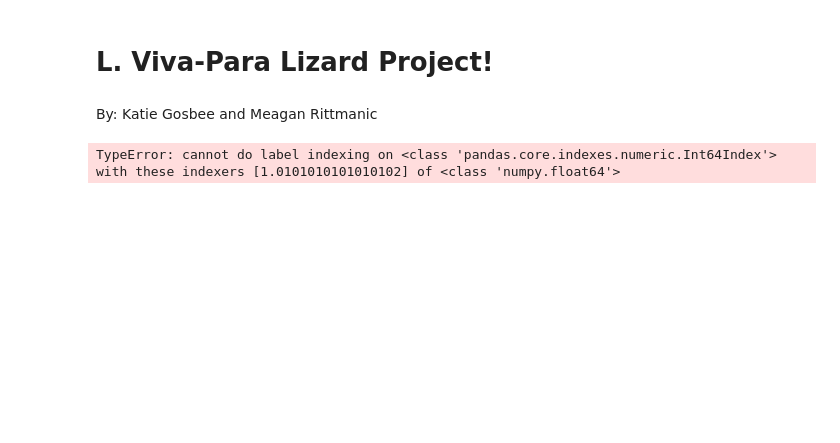
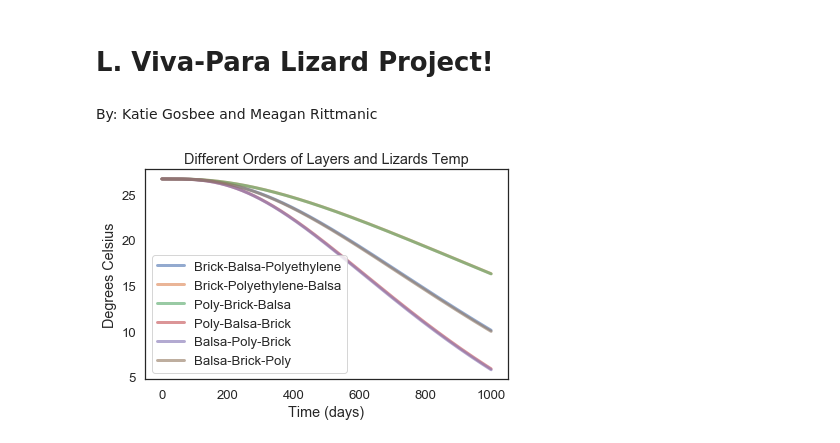
Before and after one commit to kgosbee/ModSimPy, a Jupyter notebook: code/Lizards Staying Warm A Little Not Better But Units Make Sense-Copy1.ipynb, the cells around one changed output. Cells and saved outputs as stored; diff of their text form; code cells hidden in the pictures; blank space fills up the shorter version.

```diff
--- a/code/Lizards Staying Warm A Little Not Better But Units Make Sense-Copy1.ipynb
+++ b/code/Lizards Staying Warm A Little Not Better But Units Make Sense-Copy1.ipynb
@@ -21,7 +21,7 @@ def make_system(Tenv, K1, C1, D1, K2, C2, D2, K3, C3, D3, depth, delta, dt, side
     init = State(Lay1=26.7, Lay2=26.7, Lay3=26.7, L= 26.7)
 
     t0 = 0
-    t_end = 1000*(1/dt) #in seconds
+    t_end = 100000*(1/dt) #in seconds
     dt = dt
 
     return System(init=init, t0=t0, t_end=t_end,
@@ -70,34 +70,34 @@ def run_simulation(system, update_func):
 # %%
 """Each pair of three lines creates the function, runs the simulation with that particular function, and then plots the results
    Each function has a permutation of the three layers"""
 
 
-system = make_system(-10, 0.2, 2160, 529, .048, 1500, 160, 0.33, 1250, 561, .0127, .0762, 30, .2032, 0.899, 3762)
+system = make_system(-10, 1.31, 840, 1900, .048, 1500, 160, 0.33, 1250, 561, .0127, .0762, 100, .2032, 0.899, 3762)
 results = run_simulation(system, update_func)
-plot(results, label = 'Acrylic-Balsa-Polyethylene')
+plot(results, label = 'Brick-Balsa-Polyethylene')
 
-system = make_system(-10, 0.2, 2160, 529, 0.33, 1250, 561, .048, 1500, 160, .0127, .0762, 30, .2032, 0.899, 3762) #.03 = Polystyrene, expanded styrofoam
+system = make_system(-10, 1.31, 840, 1900, 0.33, 1250, 561, .048, 1500, 160, .0127, .0762, 100, .2032, 0.899, 3762)
 results = run_simulation(system, update_func)
-plot(results, label = 'Acrylic-Polyethylene-Balsa')
+plot(results, label = 'Brick-Polyethylene-Balsa')
 
-system = make_system(-10, 0.33, 1250, 561, 0.2, 2160, 529, .048, 1500, 160, .0127, .0762, 30, .2032, 0.899, 3762) #.15 = soil
+system = make_system(-10, 0.33, 1250, 561, 1.31, 840, 1900, .048, 1500, 160, .0127, .0762, 100, .2032, 0.899, 3762)
 results = run_simulation(system, update_func)
-plot(results, label = 'Poly-Acryl-Balsa')
+plot(results, label = 'Poly-Brick-Balsa')
 
-system = make_system(-10, 0.33, 1250, 561, .048, 1500, 160, 0.2, 2160, 529, .0127, .0762, 30, .2032, 0.899, 3762)
+system = make_system(-10, 0.33, 1250, 561, .048, 1500, 160, 1.31, 840, 1900, .0127, .0762, 100, .2032, 0.899, 3762)
 results = run_simulation(system, update_func)
-plot(results, label = 'Poly-Balsa-Acryl')
+plot(results, label = 'Poly-Balsa-Brick')
 
-system = make_system(-10, .048, 1500, 160, 0.33, 1250, 561, 0.2, 2160, 529, .0127, .0762, 30, .2032, 0.899, 3762)
+system = make_system(-10, .048, 1500, 160, 0.33, 1250, 561, 1.31, 840, 1900, .0127, .0762, 100, .2032, 0.899, 3762)
 results = run_simulation(system, update_func)
-plot(results, label = 'Balsa-Poly-Acryl')
+plot(results, label = 'Balsa-Poly-Brick')
 
-system = make_system(-10, .048, 1500, 160, 0.2, 2160, 529, 0.33, 1250, 561, .0127, .0762, 30, .2032, 0.899, 3762)
+system = make_system(-10, .048, 1500, 160, 1.31, 840, 1900, 0.33, 1250, 561, .0127, .0762, 100, .2032, 0.899, 3762)
 results = run_simulation(system, update_func)
-plot(results, label = 'Balsa-Acryl-Poly')
+plot(results, label = 'Balsa-Brick-Poly')
 
 decorate(xlabel='Time (days)',
          ylabel='Degrees Celsius',
          title = 'Different Orders of Layers and Lizards Temp')
 # %% [output]
-TypeError: cannot do label indexing on <class 'pandas.core.indexes.numeric.Int64Index'> with these indexers [1.0101010101010102] of <class 'numpy.float64'>
+[figure, added]
```
Also changed, not shown: parts of 4 cells of this notebook.
